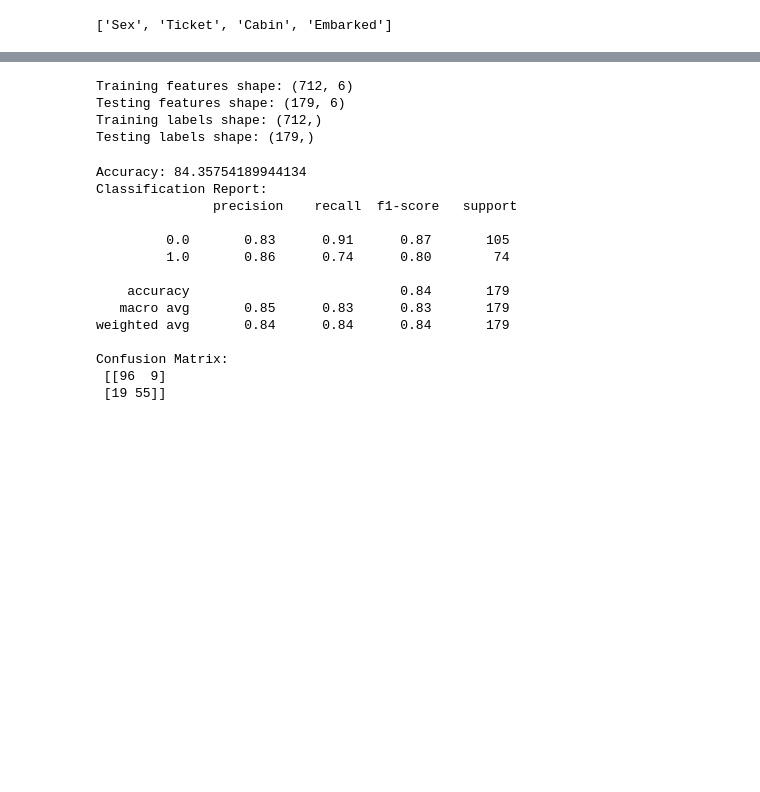
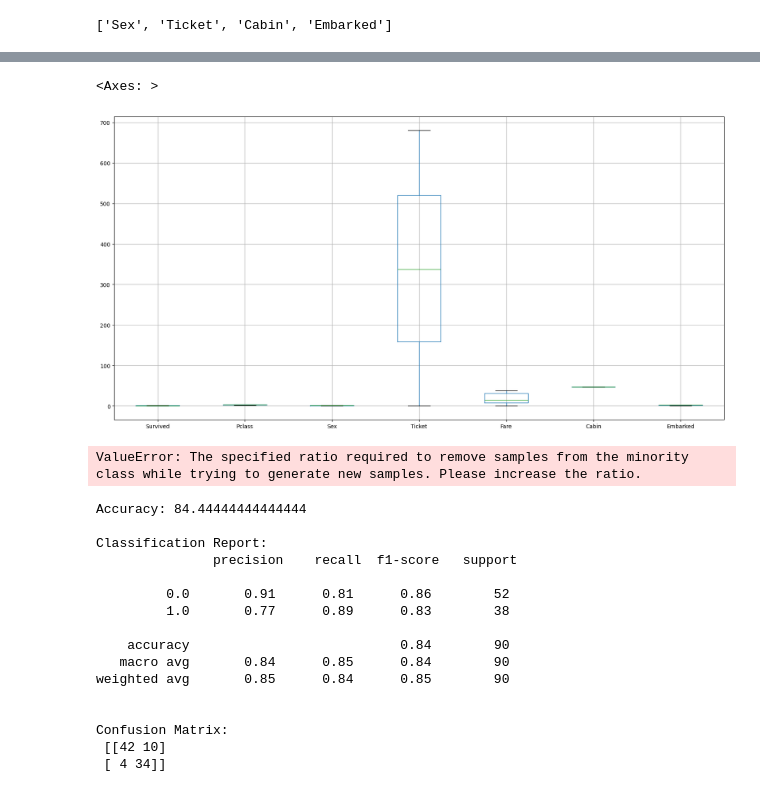
Before and after one commit to MR-Unknown9/AI_Course, a Jupyter notebook: notebooks/titanic _notebook.ipynb, the cells around one changed output, grey strips where cells are left out. Drawn from its saved outputs; the diff is of its cells as text; code cells hidden in the pictures; blank space fills up the shorter version.

```diff
--- a/notebooks/titanic _notebook.ipynb
+++ b/notebooks/titanic _notebook.ipynb
@@ -82,3 +77,23 @@ plt.show()
+# %%
+iqr_cabin = data["Cabin"].quantile(0.8) - data["Cabin"].quantile(0.2)
+iqr_fare = data["Fare"].quantile(0.6) - data["Fare"].quantile(0.4)
+
+iqr_cabin = iqr_cabin * 1.5
+iqr_fare = iqr_fare * 1.5
+
+lower_bound_Cabin = data["Cabin"].quantile(0.2) - iqr_cabin
+lower_bound_Fare = data["Fare"].quantile(0.4) - iqr_fare
+
+upper_bound_Cabin = data["Cabin"].quantile(0.8) + iqr_cabin
+upper_bound_Fare = data["Fare"].quantile(0.6) + iqr_fare
+
+data["Cabin"] = data["Cabin"].apply(lambda x: upper_bound_Cabin if x > upper_bound_Cabin else lower_bound_Cabin if x < lower_bound_Cabin else x)
+data["Fare"] = data["Fare"].apply(lambda x: upper_bound_Fare if x > upper_bound_Fare else lower_bound_Fare if x < lower_bound_Fare else x)
+
+data.boxplot(figsize=(20, 10))
+# %% [output]
+<Axes: >
+[figure, added]
 # %%
 from sklearn.model_selection import train_test_split
 
@@ -86,26 +101,27 @@ features = data.drop("Survived", axis=1, inplace=False)
 labels = data["Survived"]
 
 feature_train, feature_test, label_train, label_test = train_test_split(
-    features, labels, test_size=0.2, random_state=41, shuffle=True
+    features, labels, test_size=0.1, random_state=41, shuffle=True
 )
-
-# Display the shapes of the resulting datasets
-print("Training features shape:", feature_train.shape)
-print("Testing features shape:", feature_test.shape)
-print("Training labels shape:", label_train.shape)
-print("Testing labels shape:", label_test.shape)
-# %% [output]
-Training features shape: (712, 6)
-Testing features shape: (179, 6)
-Training labels shape: (712,)
-Testing labels shape: (179,)
+# %%
+from imblearn.combine import SMOTEENN
+from collections import Counter
+
+# Adjust the sampling strategy
+smote_enn = SMOTEENN(sampling_strategy=0.5)
+
+feature_train, label_train = smote_enn.fit_resample(feature_train, label_train)
+
+print(Counter(label_train))
+# %% [output]
+ValueError: The specified ratio required to remove samples from the minority class while trying to generate new samples. Please increase the ratio.
 # %%
 from sklearn.metrics import accuracy_score, classification_report, confusion_matrix
 from sklearn.linear_model import LogisticRegression
 
 # Assuming 'feature_train', 'feature_test', 'label_train', and 'label_test' are already defined
 # Initialize and train the model
-model = LogisticRegression(max_iter=500)
+model = LogisticRegression(max_iter=200)
 model.fit(feature_train, label_train)
 
 # Make predictions on the test set
@@ -113,27 +129,29 @@ label_pred = model.predict(feature_test)
 
 # Calculate accuracy
 accuracy = accuracy_score(label_test, label_pred) * 100
-print("Accuracy:", accuracy)
+print("Accuracy:", accuracy, "\n")
 
 # Generate classification report
 class_report = classification_report(label_test, label_pred)
-print("Classification Report:\n", class_report)
+print("Classification Report:\n", class_report, "\n")
 
 # Generate confusion matrix
 conf_matrix = confusion_matrix(label_test, label_pred)
-print("Confusion Matrix:\n", conf_matrix)
+print("Confusion Matrix:\n", conf_matrix, "\n")
 # %% [output]
-Accuracy: 84.35754189944134
+Accuracy: 84.44444444444444
+
 Classification Report:
                precision    recall  f1-score   support
 
-         0.0       0.83      0.91      0.87       105
-         1.0       0.86      0.74      0.80        74
+         0.0       0.91      0.81      0.86        52
+         1.0       0.77      0.89      0.83        38
 
-    accuracy                           0.84       179
-   macro avg       0.85      0.83      0.83       179
-weighted avg       0.84      0.84      0.84       179
+    accuracy                           0.84        90
+   macro avg       0.84      0.85      0.84        90
+weighted avg       0.85      0.84      0.85        90
+
 
 Confusion Matrix:
- [[96  9]
- [19 55]]
+ [[42 10]
+ [ 4 34]]
```
Also changed, not shown: parts of 9 cells of this notebook.
